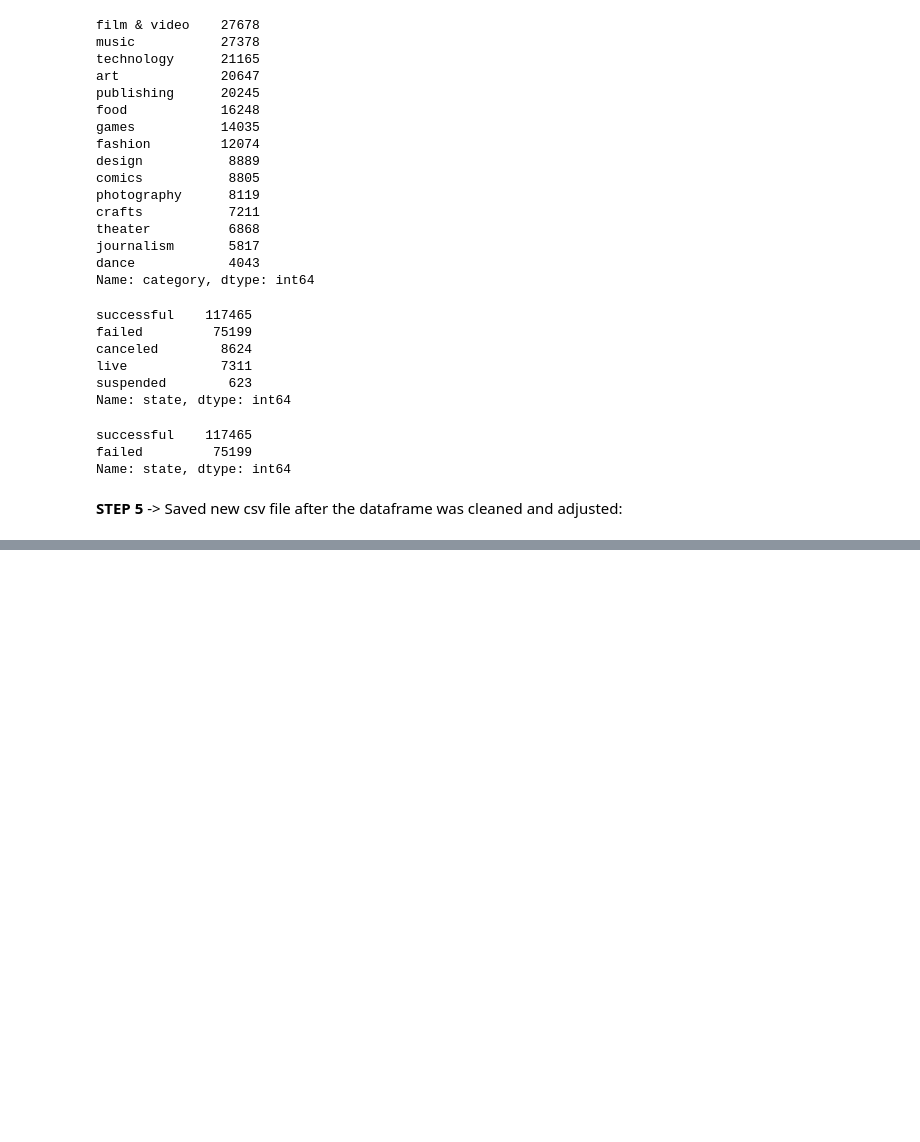
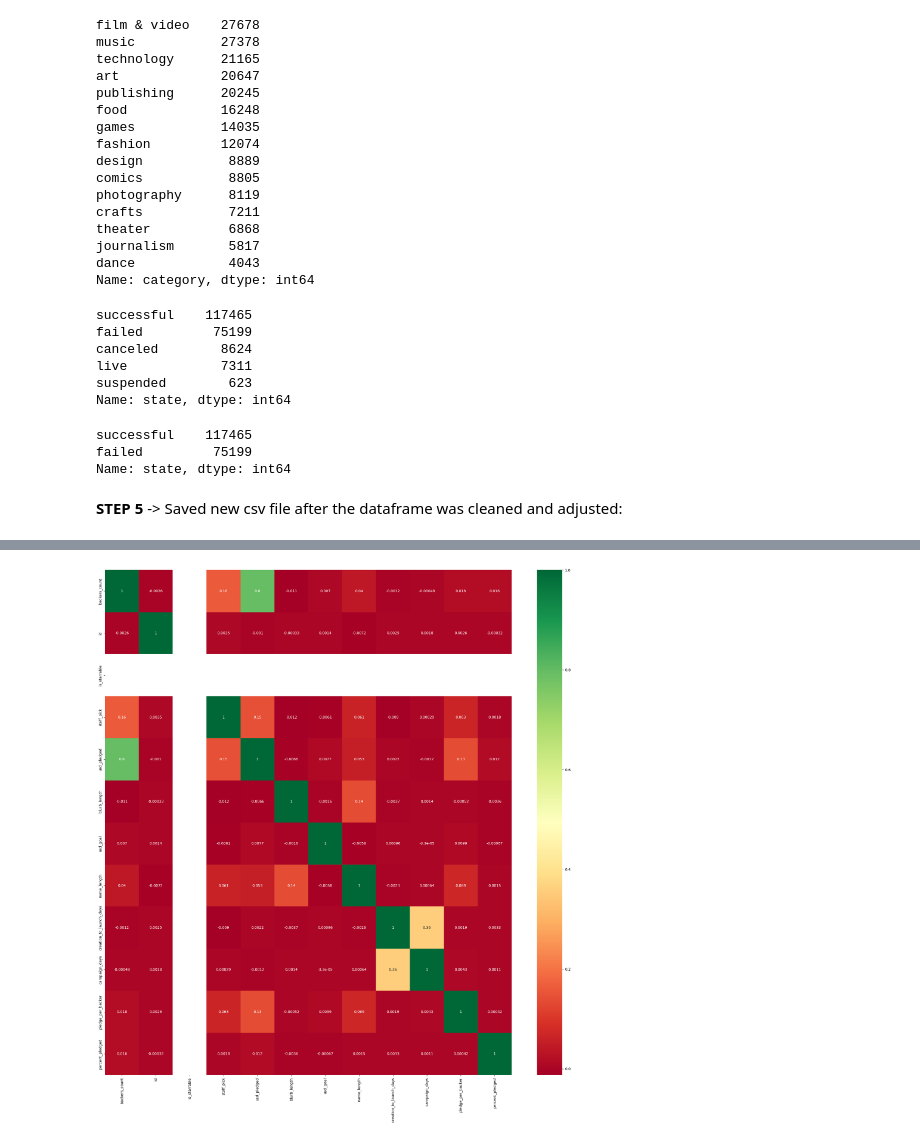
Before and after one commit to kaqreal/ds-ML-project-kickstarter, a Jupyter notebook: EDA-and-Cleaning.ipynb, the cells around one changed output, grey strips where cells are left out. Drawn from its saved outputs; the diff is of its cells as text; code cells hidden in the pictures; blank space fills up the shorter version.

Commit message:
added jens' plots from the L. lewis notebook to the file

```diff
--- a/EDA-and-Cleaning.ipynb
+++ b/EDA-and-Cleaning.ipynb
@@ -544,0 +597,13 @@ df.to_csv('data/df_cleaned_for_ML.csv',index=False)
+# %%
+# https://github.com/hm6650/Kickstarter-Project/blob/main/Supervised_Machine_Learning.ipynb
+import seaborn as sns
+import matplotlib.pyplot as plt
+
+corrmat = df.corr()
+top_corr_features = corrmat.index
+plt.figure(figsize=(25,25))
+#plot heat map
+
+g=sns.heatmap(df[top_corr_features].corr(),annot=True,cmap="RdYlGn")
+# %% [output]
+[figure, added]
```
Also changed, not shown: parts of 27 cells of this notebook.
